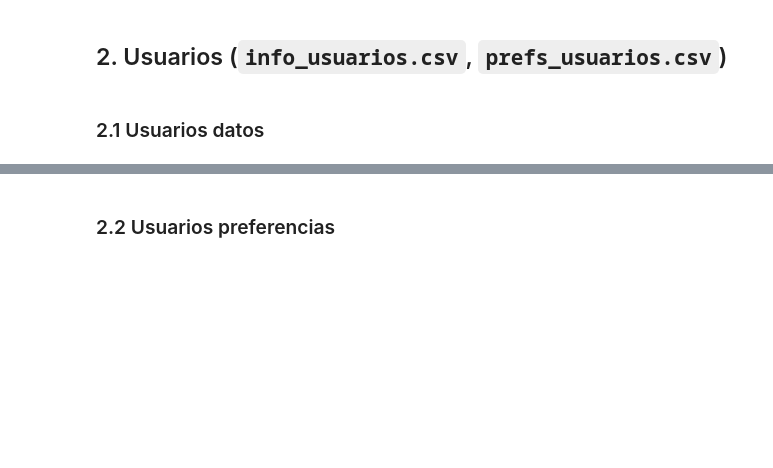
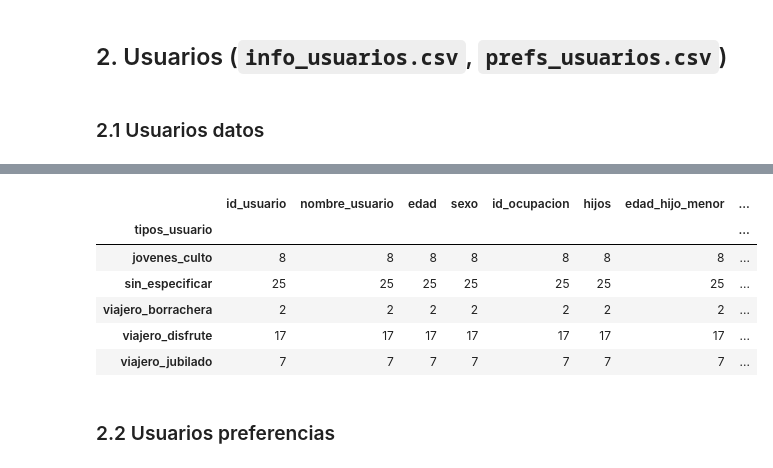
Before and after one commit to adrianachustvendrell/recommendation-systems, a Jupyter notebook: prep.ipynb, the cells around one changed output, grey strips where cells are left out. Saved outputs shown, nothing was run; the diff lists cells and outputs as text; code cells hidden in the pictures; blank space fills up the shorter version.

Commit message:
commit usuarios

```diff
--- a/prep.ipynb
+++ b/prep.ipynb
@@ -331,4 +333,34 @@ usuarios_datos.head()
 | 4 | 127 | Usuario_127 | 66 | F | 11 | 1 | 35 | 44 | ... |
+# %%
+tipos_usuarios = []
+
+for index, row in usuarios_datos.iterrows():
+    if row['edad'] < 60:
+        if row['edad'] > 18 and (row['ocupacion'] == 'Trabajadores no cualificados' or row['ocupacion'] == 'Inactivo o desocupado') and row['hijos'] == 0:
+            tipos_usuarios.append('viajero_borrachera')
+        elif row['edad'] > 30 and row['hijos'] > 0 and (row['edad_hijo_menor'] < 12 or row['edad_hijo_mayor'] < 12):
+            tipos_usuarios.append('familias_niños')
+        elif row['edad'] > 30 and row['hijos'] > 0 and (row['edad_hijo_menor'] < 20 or row['edad_hijo_mayor'] < 20):
+            tipos_usuarios.append('viajero_disfrute')
+        elif row['edad'] < 30 and row['edad'] > 18 and (row['ocupacion'] == 'Fuerzas armadas' or row['ocupacion'] == 'Dirección de las empresas y de las administraciones públicas' or row['ocupacion'] == 'Técnicos y profesionales científicos e intelectuales'or row['ocupacion'] == 'Técnicos y profesionales de apoyo'):
+            tipos_usuarios.append('jovenes_culto')
+        else:
+            tipos_usuarios.append('sin_especificar')
+    else:
+        tipos_usuarios.append('viajero_jubilado')
+# %%
+usuarios_datos['tipos_usuario'] = tipos_usuarios
+
+df_grouped = usuarios_datos.groupby('tipos_usuario').count()
+df_grouped
+# %% [output]
+|  | id_usuario | nombre_usuario | edad | sexo | id_ocupacion | hijos | edad_hijo_menor | ... |
+| tipos_usuario |  |  |  |  |  |  |  | ... |
+| jovenes_culto | 8 | 8 | 8 | 8 | 8 | 8 | 8 | ... |
+| sin_especificar | 25 | 25 | 25 | 25 | 25 | 25 | 25 | ... |
+| viajero_borrachera | 2 | 2 | 2 | 2 | 2 | 2 | 2 | ... |
+| viajero_disfrute | 17 | 17 | 17 | 17 | 17 | 17 | 17 | ... |
+| viajero_jubilado | 7 | 7 | 7 | 7 | 7 | 7 | 7 | ... |
 # %%
 usuarios_datos.to_csv("./data/info_usuarios.csv", index=False, encoding="utf-8")
 # %% [markdown]
```
Also changed, not shown: parts of 3 cells of this notebook, 1 other file.
